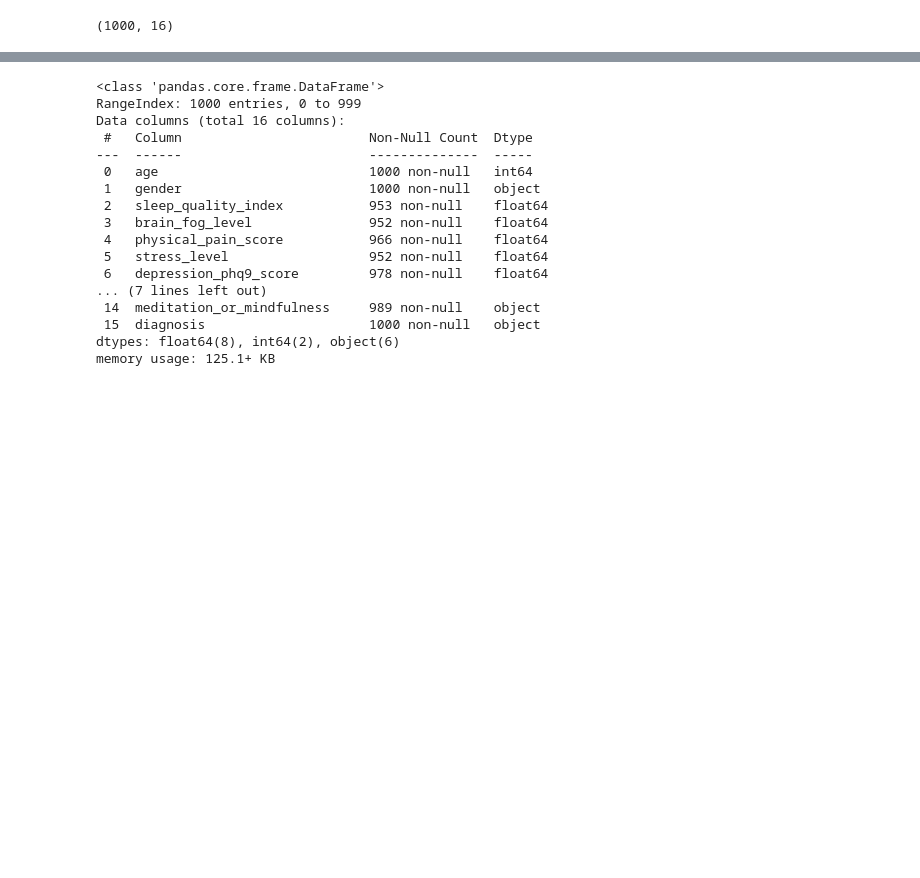
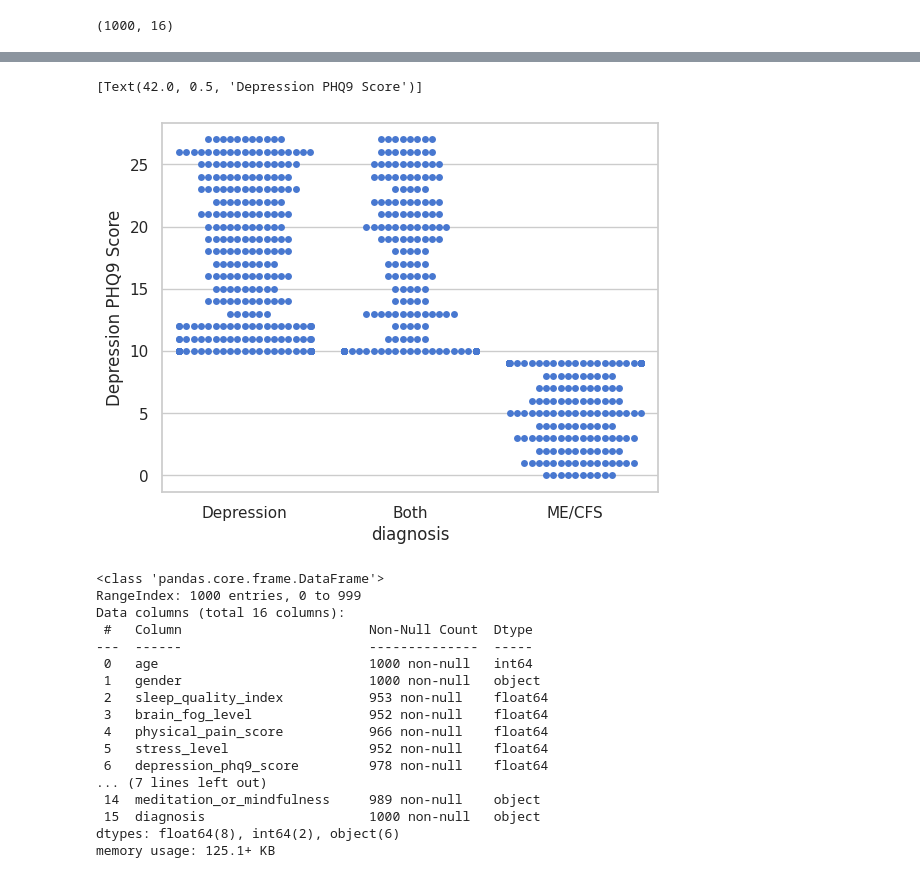
Before and after one commit to jessikamorais/FIAP, a Jupyter notebook: projeto_modulo1.ipynb, the cells around one changed output, grey strips where cells are left out. Saved outputs shown, nothing was run; the diff lists cells and outputs as text; code cells hidden in the pictures; blank space fills up the shorter version.

```diff
--- a/projeto_modulo1.ipynb
+++ b/projeto_modulo1.ipynb
@@ -70,3 +88,11 @@ data.head(10)
+# %%
+sns.set_theme(style="whitegrid", palette="muted")
+
+ax = sns.swarmplot(data=data, x="diagnosis", y="depression_phq9_score")
+ax.set(ylabel="Depression PHQ9 Score")
+# %% [output]
+[Text(42.0, 0.5, 'Depression PHQ9 Score')]
+[figure, added]
 # %%
 data.info()
 # %% [output]
```
Also changed, not shown: parts of 30 cells of this notebook.
